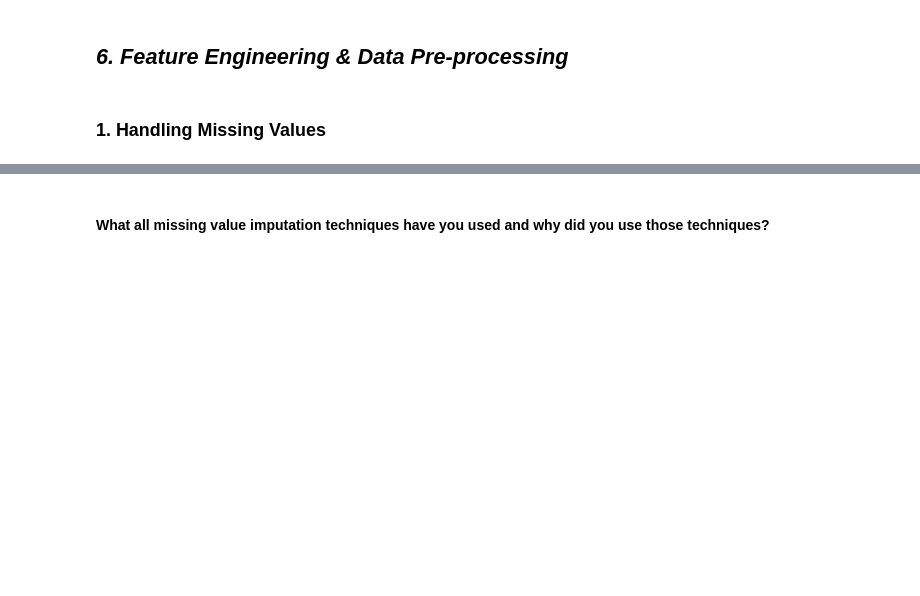
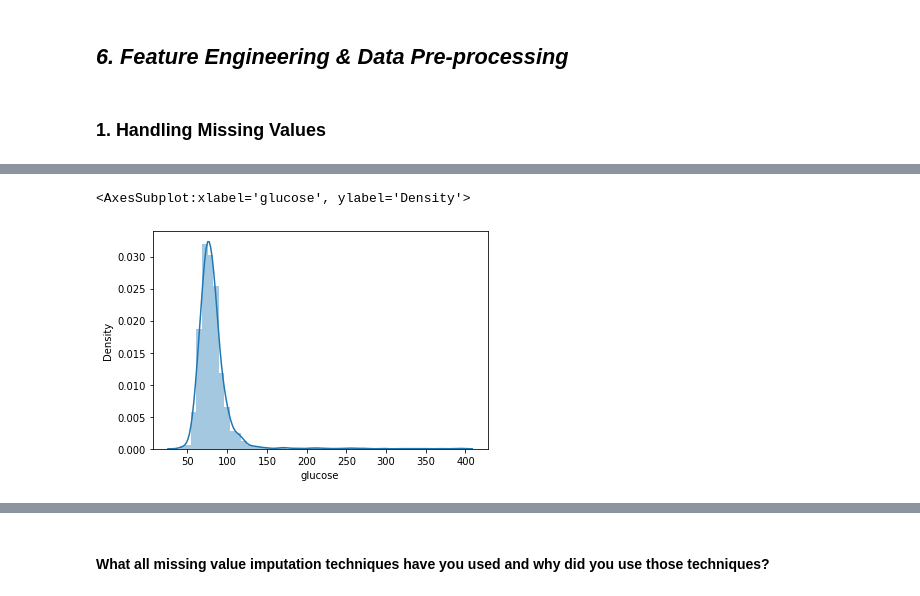
Before and after one commit to ritik1804k/Supervised-ML---Classification-Capstone-Project, a Jupyter notebook: Supervised_ML_Classification_Capstone_Project_.ipynb, the cells around one changed output, grey strips where cells are left out. Cells and saved outputs as stored; diff of their text form; code cells hidden in the pictures; blank space fills up the shorter version.

```diff
--- a/Supervised_ML_Classification_Capstone_Project_.ipynb
+++ b/Supervised_ML_Classification_Capstone_Project_.ipynb
@@ -793,0 +882,5 @@ Answer Here.
+# %%
+sns.distplot(df.glucose.dropna())
+# %% [output]
+<AxesSubplot:xlabel='glucose', ylabel='Density'>
+[figure, added]
```
Also changed, not shown: parts of 69 cells of this notebook.
